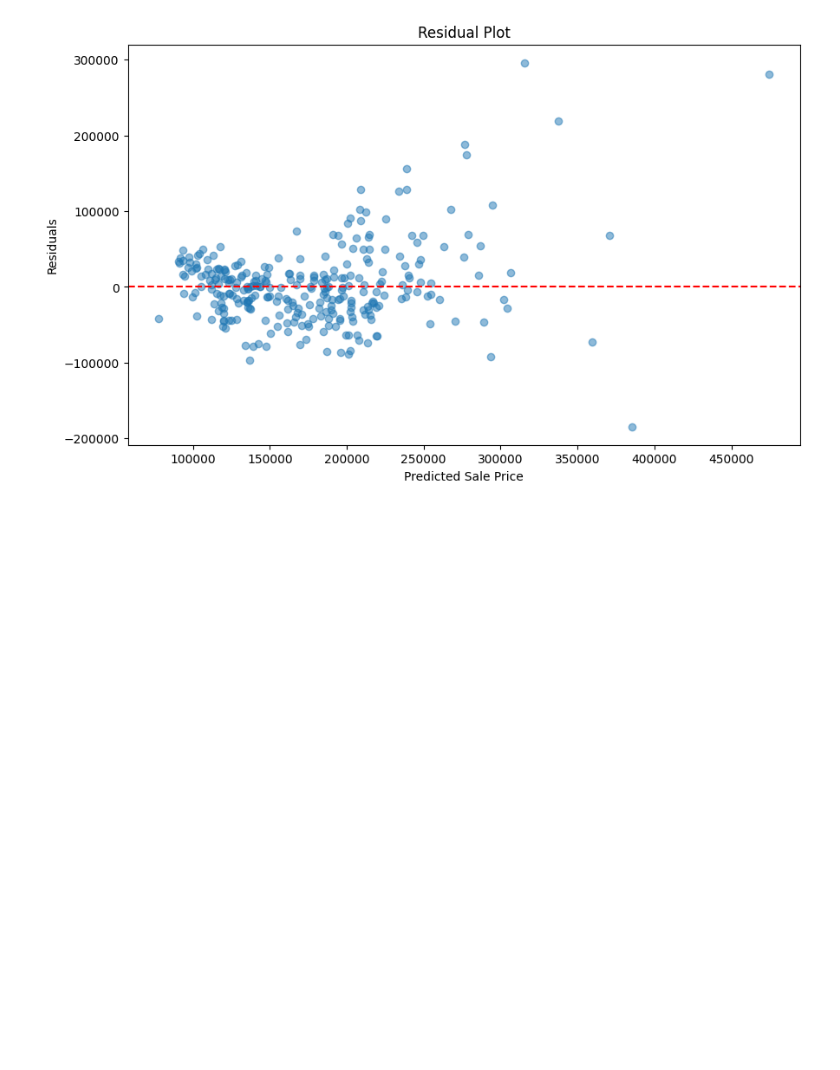
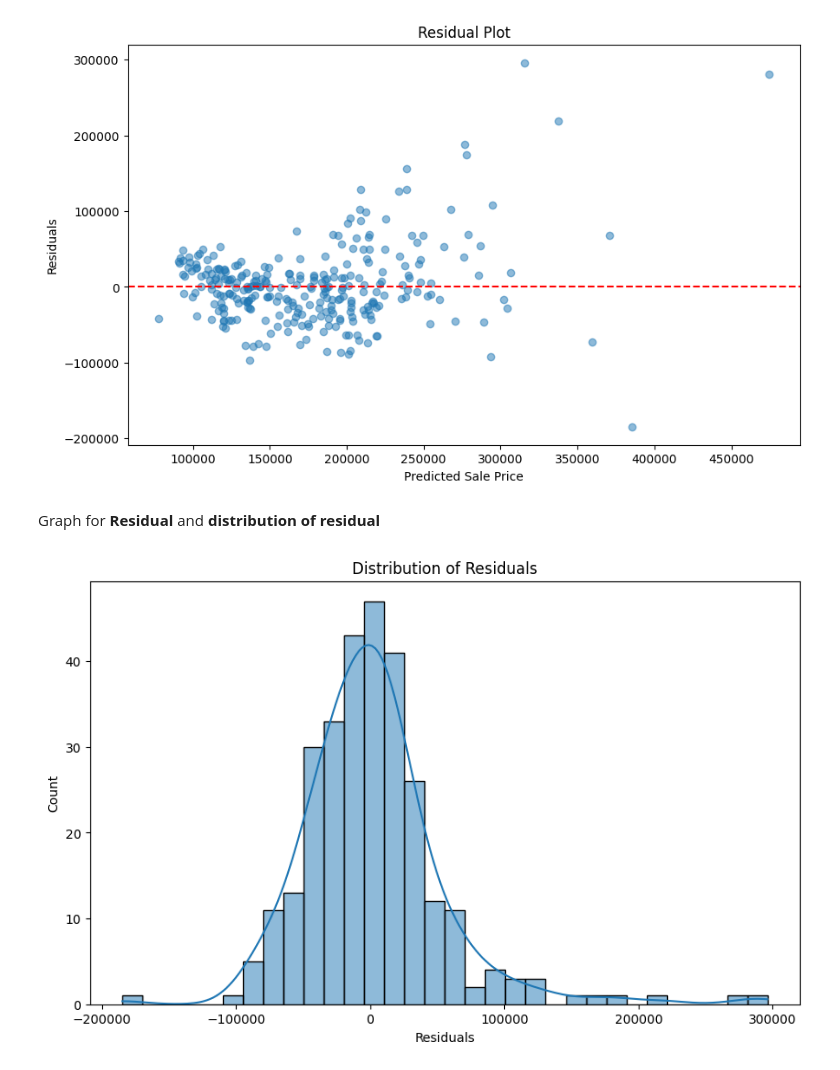
Before and after one commit to Lekshitha3124/House_Price_Prediction, a Jupyter notebook: House_Prediction.ipynb, the cells around one changed output. Cells and saved outputs as stored; diff of their text form; code cells hidden in the pictures; blank space fills up the shorter version.

Commit message:
Graph for Residual and distribution of residual

```diff
--- a/House_Prediction.ipynb
+++ b/House_Prediction.ipynb
@@ -90,3 +90,13 @@ plt.axhline(y=0, color='r', linestyle='--')
 plt.show()
 # %% [output]
 [figure]
+# %% [markdown]
+Graph for **Residual** and **distribution of residual**
+# %%
+plt.figure(figsize=(10, 6))
+sns.histplot(residuals, kde=True)
+plt.xlabel('Residuals')
+plt.title('Distribution of Residuals')
+plt.show()
+# %% [output]
+[figure, added]
```
